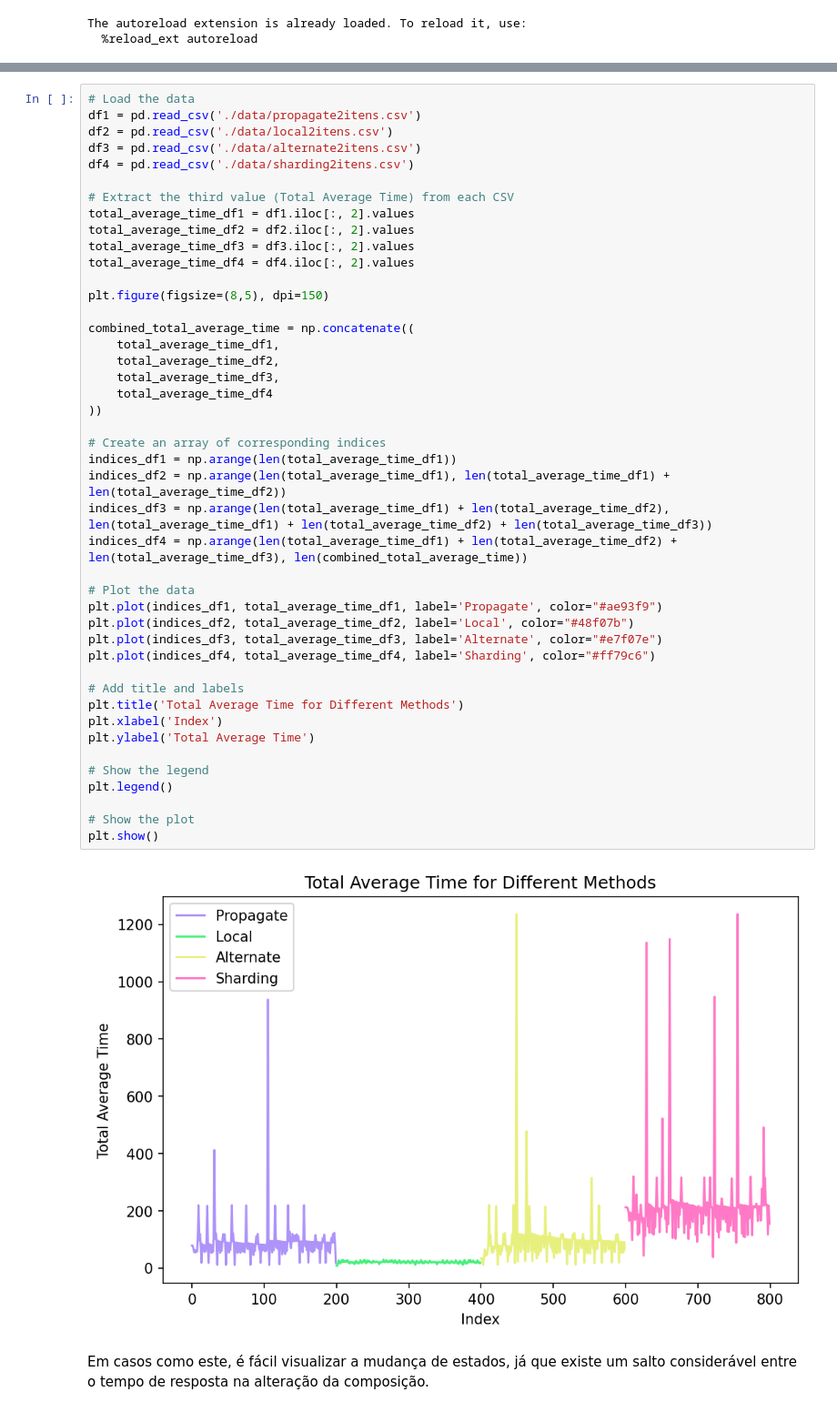
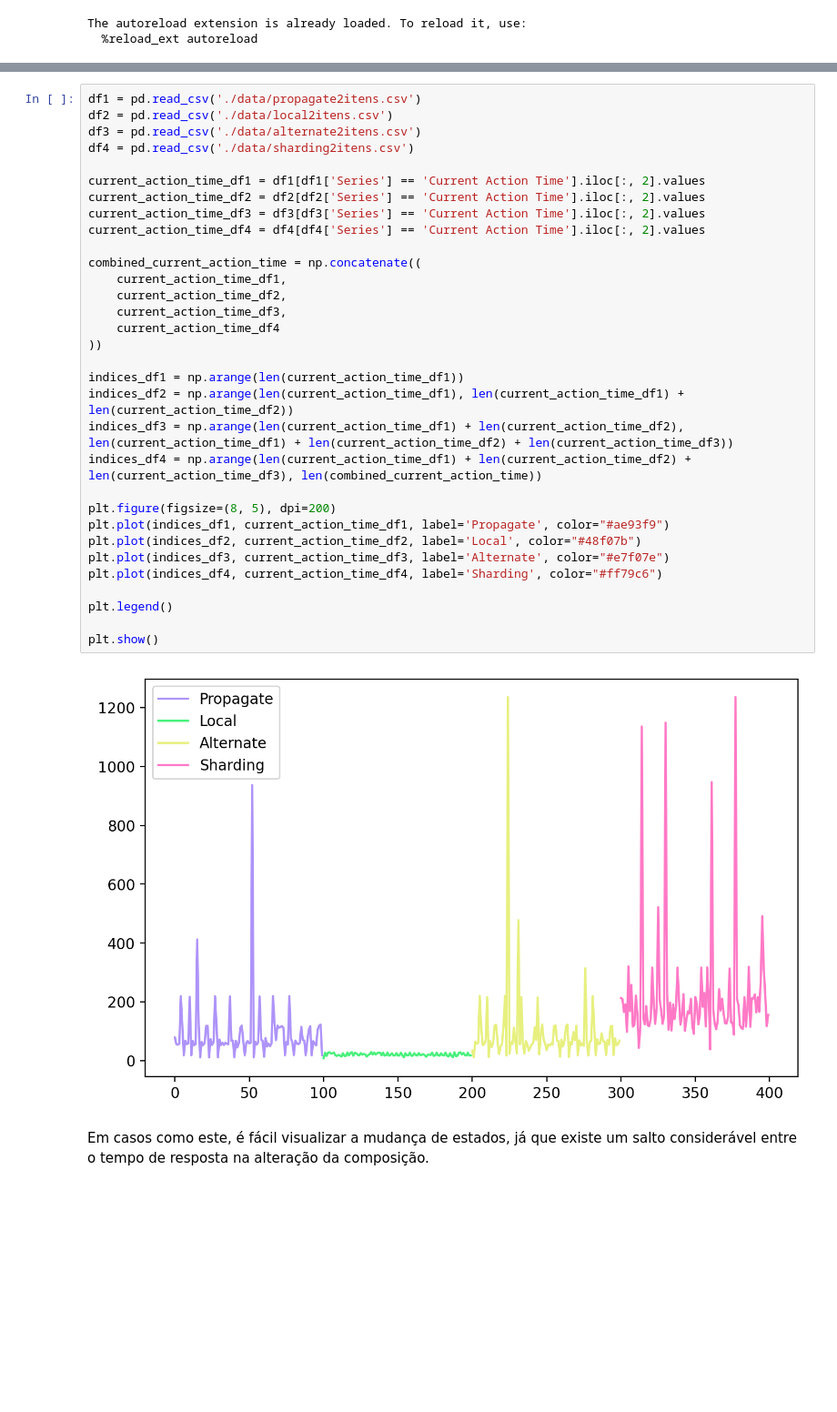
Before and after one commit to Butewbr/BayesianMAB, a Jupyter notebook: trab/Trabalho.ipynb, the cells around one changed output, grey strips where cells are left out. Shown at 91% size. Saved outputs shown, nothing was run; the diff lists cells and outputs as text; blank space fills up the shorter version.

```diff
--- a/trab/Trabalho.ipynb
+++ b/trab/Trabalho.ipynb
@@ -29,49 +91,37 @@ O primeiro Dataset consta com o sistema em que a lista de tamanho 2. O sistema i
 # %%
-# Load the data
 df1 = pd.read_csv('./data/propagate2itens.csv')
 df2 = pd.read_csv('./data/local2itens.csv')
 df3 = pd.read_csv('./data/alternate2itens.csv')
 df4 = pd.read_csv('./data/sharding2itens.csv')
 
-# Extract the third value (Total Average Time) from each CSV
-total_average_time_df1 = df1.iloc[:, 2].values
-total_average_time_df2 = df2.iloc[:, 2].values
-total_average_time_df3 = df3.iloc[:, 2].values
-total_average_time_df4 = df4.iloc[:, 2].values
+current_action_time_df1 = df1[df1['Series'] == 'Current Action Time'].iloc[:, 2].values
+current_action_time_df2 = df2[df2['Series'] == 'Current Action Time'].iloc[:, 2].values
+current_action_time_df3 = df3[df3['Series'] == 'Current Action Time'].iloc[:, 2].values
+current_action_time_df4 = df4[df4['Series'] == 'Current Action Time'].iloc[:, 2].values
 
-plt.figure(figsize=(8,5), dpi=150)
-
-combined_total_average_time = np.concatenate((
-    total_average_time_df1,
-    total_average_time_df2,
-    total_average_time_df3,
-    total_average_time_df4
+combined_current_action_time = np.concatenate((
+    current_action_time_df1,
+    current_action_time_df2,
+    current_action_time_df3,
+    current_action_time_df4
 ))
 
-# Create an array of corresponding indices
-indices_df1 = np.arange(len(total_average_time_df1))
-indices_df2 = np.arange(len(total_average_time_df1), len(total_average_time_df1) + len(total_average_time_df2))
-indices_df3 = np.arange(len(total_average_time_df1) + len(total_average_time_df2), len(total_average_time_df1) + len(total_average_time_df2) + len(total_average_time_df3))
-indices_df4 = np.arange(len(total_average_time_df1) + len(total_average_time_df2) + len(total_average_time_df3), len(combined_total_average_time))
+indices_df1 = np.arange(len(current_action_time_df1))
+indices_df2 = np.arange(len(current_action_time_df1), len(current_action_time_df1) + len(current_action_time_df2))
+indices_df3 = np.arange(len(current_action_time_df1) + len(current_action_time_df2), len(current_action_time_df1) + len(current_action_time_df2) + len(current_action_time_df3))
+indices_df4 = np.arange(len(current_action_time_df1) + len(current_action_time_df2) + len(current_action_time_df3), len(combined_current_action_time))
 
-# Plot the data
-plt.plot(indices_df1, total_average_time_df1, label='Propagate', color="#ae93f9")
-plt.plot(indices_df2, total_average_time_df2, label='Local', color="#48f07b")
-plt.plot(indices_df3, total_average_time_df3, label='Alternate', color="#e7f07e")
-plt.plot(indices_df4, total_average_time_df4, label='Sharding', color="#ff79c6")
+plt.figure(figsize=(8, 5), dpi=200)
+plt.plot(indices_df1, current_action_time_df1, label='Propagate', color="#ae93f9")
+plt.plot(indices_df2, current_action_time_df2, label='Local', color="#48f07b")
+plt.plot(indices_df3, current_action_time_df3, label='Alternate', color="#e7f07e")
+plt.plot(indices_df4, current_action_time_df4, label='Sharding', color="#ff79c6")
 
-# Add title and labels
-plt.title('Total Average Time for Different Methods')
-plt.xlabel('Index')
-plt.ylabel('Total Average Time')
-
-# Show the legend
 plt.legend()
 
-# Show the plot
 plt.show()
 # %% [output]
-[figure, old version]
+[figure, new version]
 # %% [markdown]
 Em casos como este, é fácil visualizar a mudança de estados, já que existe um salto considerável entre o tempo de resposta na alteração da composição.
 # %% [markdown]
```
Also changed, not shown: parts of 36 cells of this notebook, 21 other files.
